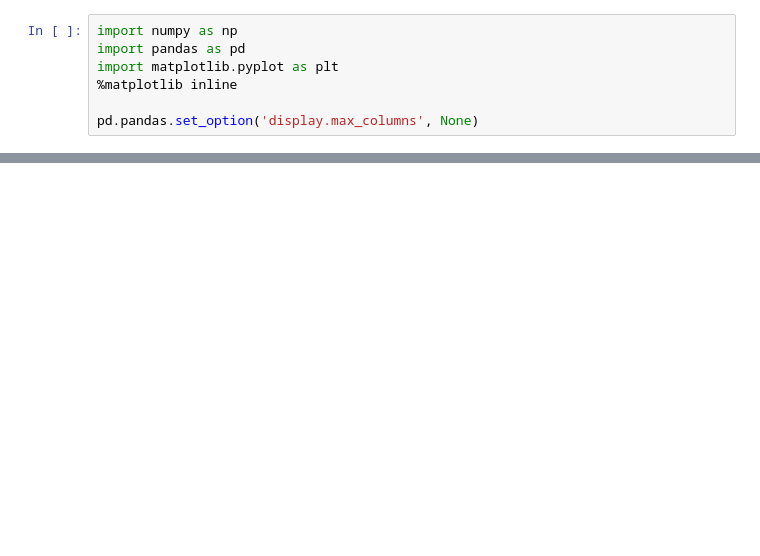
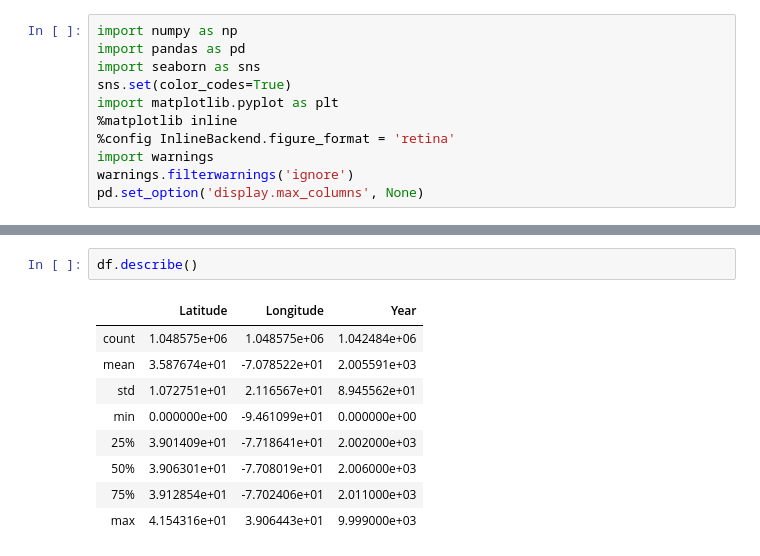
Before and after one commit to Dantarshi/Traffic-Stops, a Jupyter notebook: Traffic Stops.ipynb, the cells around one changed output, grey strips where cells are left out. Cells and saved outputs as stored; diff of their text form; blank space fills up the shorter version.

```diff
--- a/Traffic Stops.ipynb
+++ b/Traffic Stops.ipynb
@@ -1,8 +1,12 @@
 # %%
 import numpy as np
 import pandas as pd
+import seaborn as sns
+sns.set(color_codes=True)
 import matplotlib.pyplot as plt
 %matplotlib inline
-
-pd.pandas.set_option('display.max_columns', None)
+%config InlineBackend.figure_format = 'retina'
+import warnings
+warnings.filterwarnings('ignore')
+pd.set_option('display.max_columns', None)
 # %%
@@ -9,0 +47,12 @@ data = pd.read_csv(r'C:\Users\Ice Asortse\Desktop\Traffic_Violations.csv')
+# %%
+df.describe()
+# %% [output]
+|  | Latitude | Longitude | Year |
+| count | 1.048575e+06 | 1.048575e+06 | 1.042484e+06 |
+| mean | 3.587674e+01 | -7.078522e+01 | 2.005591e+03 |
+| std | 1.072751e+01 | 2.116567e+01 | 8.945562e+01 |
+| min | 0.000000e+00 | -9.461099e+01 | 0.000000e+00 |
+| 25% | 3.901409e+01 | -7.718641e+01 | 2.002000e+03 |
+| 50% | 3.906301e+01 | -7.708019e+01 | 2.006000e+03 |
+| 75% | 3.912854e+01 | -7.702406e+01 | 2.011000e+03 |
+| max | 4.154316e+01 | 3.906443e+01 | 9.999000e+03 |
```
Also changed, not shown: parts of 37 cells of this notebook.
